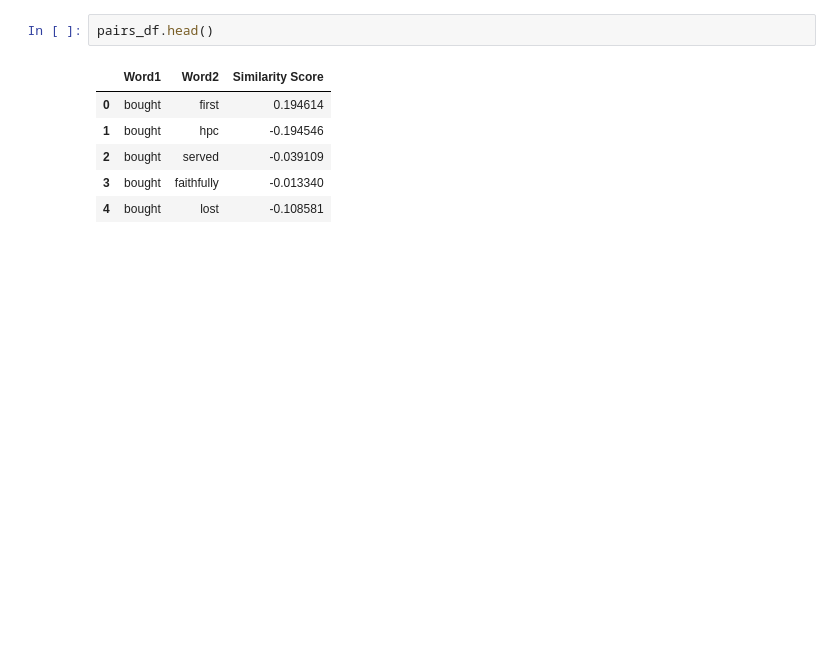
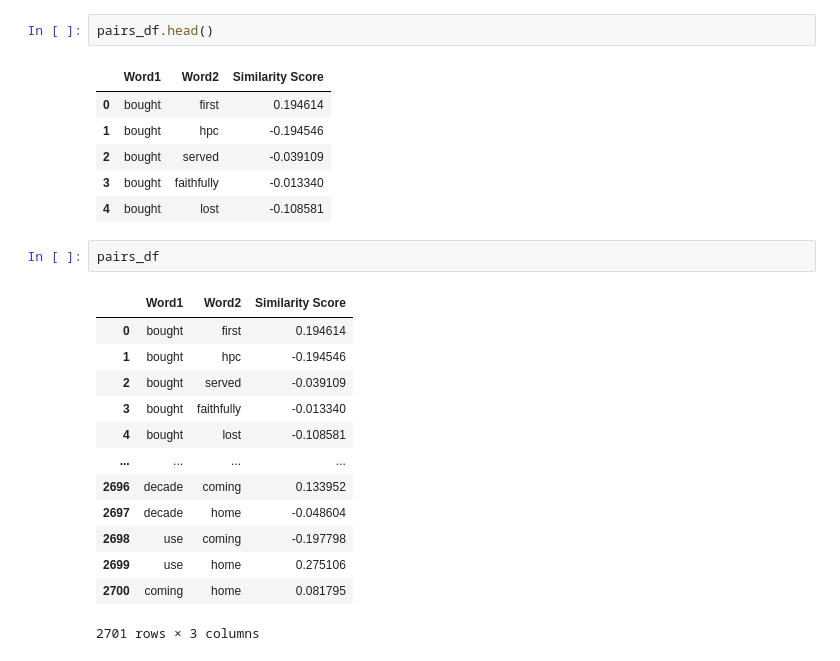
Before and after one commit to SakshiGehani/J015_NLPassignments, a Jupyter notebook: CW5_Word2Vec_J015_19_12.ipynb, the cells around one changed output. Saved outputs shown, nothing was run; the diff lists cells and outputs as text; blank space fills up the shorter version.

```diff
--- a/CW5_Word2Vec_J015_19_12.ipynb
+++ b/CW5_Word2Vec_J015_19_12.ipynb
@@ -155,3 +155,19 @@ pairs_df.head()
 | 2 | bought | served | -0.039109 |
 | 3 | bought | faithfully | -0.013340 |
 | 4 | bought | lost | -0.108581 |
+# %%
+pairs_df
+# %% [output]
+|  | Word1 | Word2 | Similarity Score |
+| 0 | bought | first | 0.194614 |
+| 1 | bought | hpc | -0.194546 |
+| 2 | bought | served | -0.039109 |
+| 3 | bought | faithfully | -0.013340 |
+| 4 | bought | lost | -0.108581 |
+| ... | ... | ... | ... |
+| 2696 | decade | coming | 0.133952 |
+| 2697 | decade | home | -0.048604 |
+| 2698 | use | coming | -0.197798 |
+| 2699 | use | home | 0.275106 |
+| 2700 | coming | home | 0.081795 |
+2701 rows × 3 columns
```
